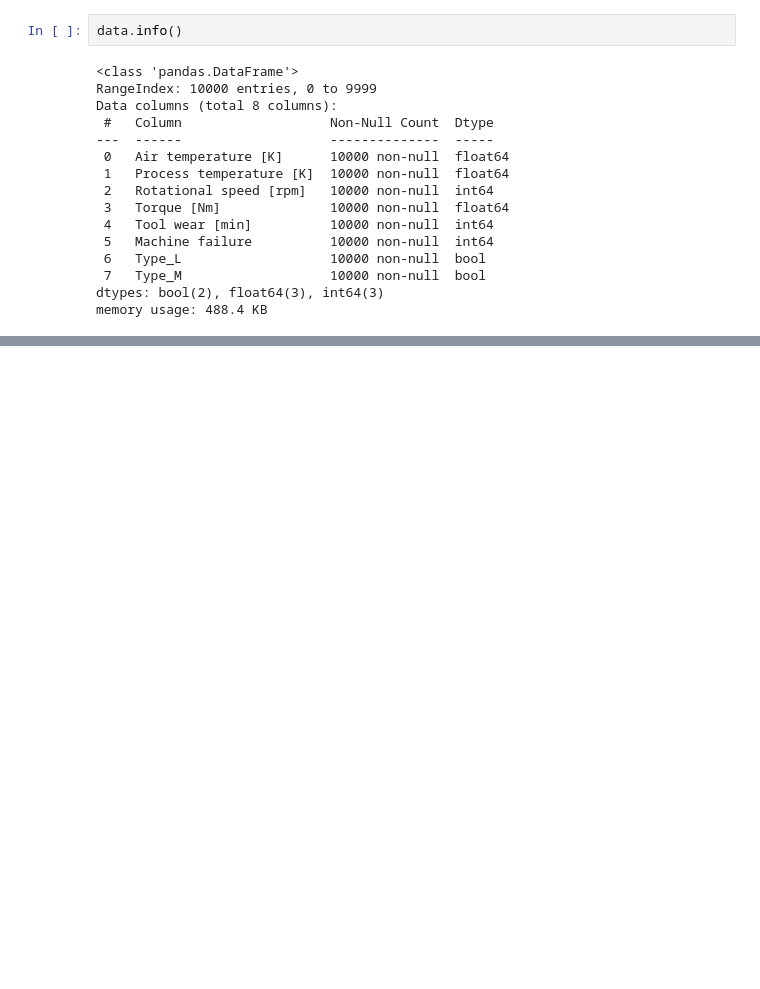
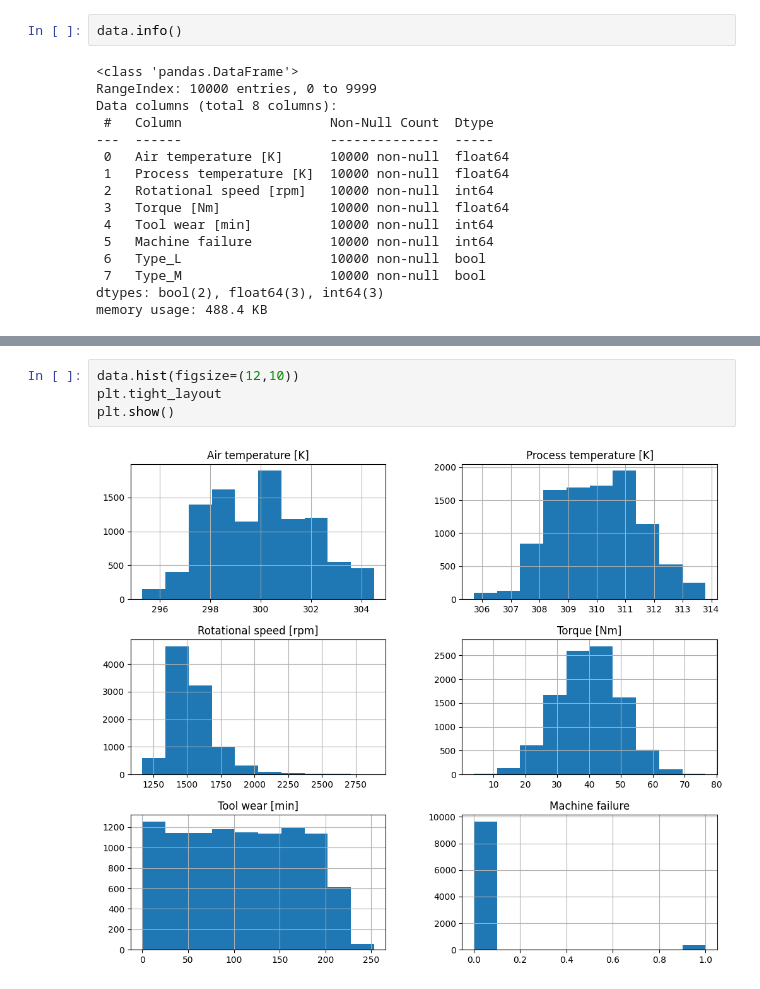
Before and after one commit to Abinesh-30/M32895-coursework-2111410, a Jupyter notebook: coursework.ipynb, the cells around one changed output, grey strips where cells are left out. Cells and saved outputs as stored; diff of their text form; blank space fills up the shorter version.

```diff
--- a/coursework.ipynb
+++ b/coursework.ipynb
@@ -127,0 +145,6 @@ memory usage: 488.4 KB
+# %%
+data.hist(figsize=(12,10))
+plt.tight_layout
+plt.show()
+# %% [output]
+[figure, added]
```
Also changed, not shown: parts of 4 cells of this notebook.
